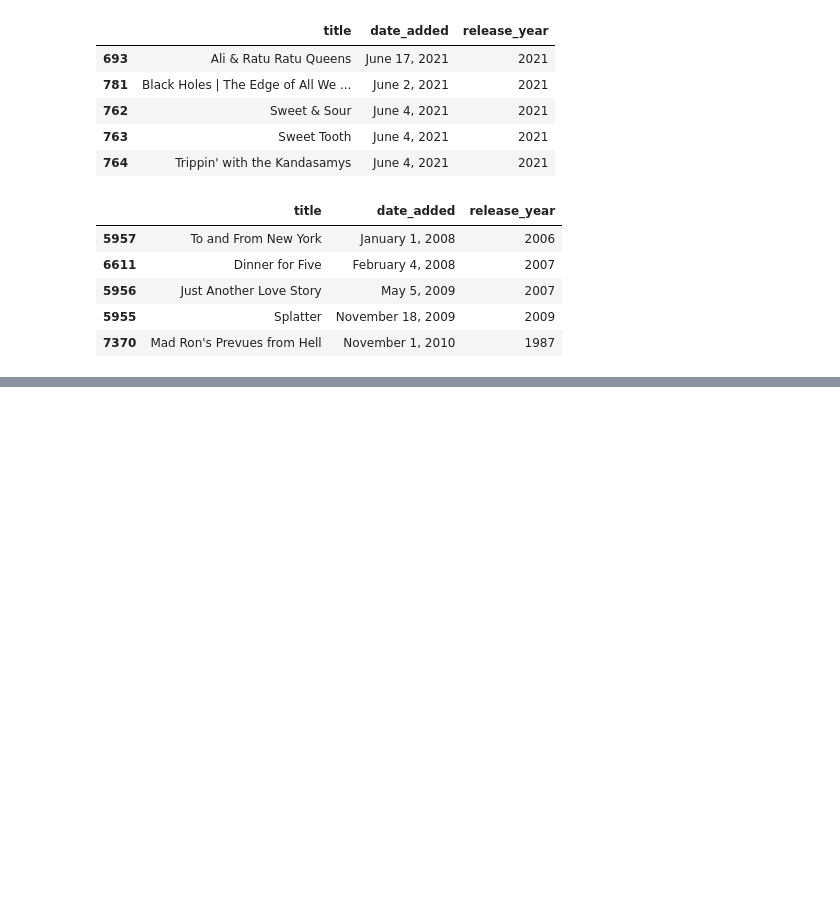
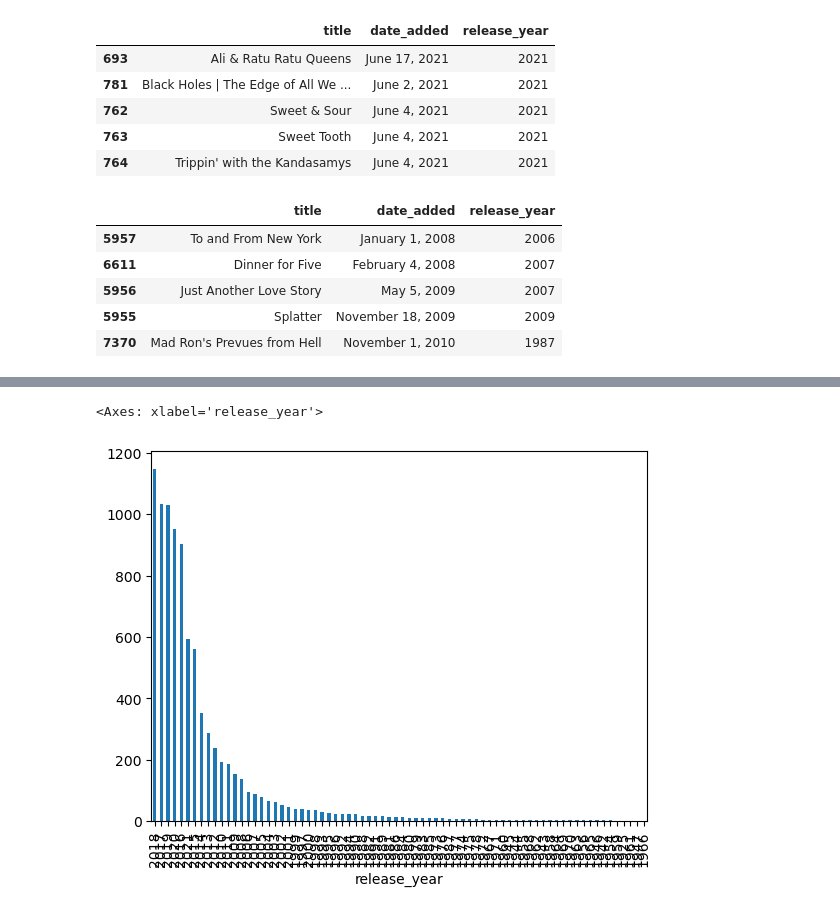
Before and after one commit to aishwarya30998/EDA-on-ML-Datasets, a Jupyter notebook: Netflix_Movies_and_TVShows.ipynb, the cells around one changed output, grey strips where cells are left out. Drawn from its saved outputs; the diff is of its cells as text; code cells hidden in the pictures; blank space fills up the shorter version.

```diff
--- a/Netflix_Movies_and_TVShows.ipynb
+++ b/Netflix_Movies_and_TVShows.ipynb
@@ -290,0 +406,5 @@ df.sort_values('year_added', ascending=True)[['title','date_added','release_year
+# %%
+df.release_year.value_counts().plot(kind='bar')
+# %% [output]
+<Axes: xlabel='release_year'>
+[figure, added]
```
Also changed, not shown: parts of 38 cells of this notebook.
